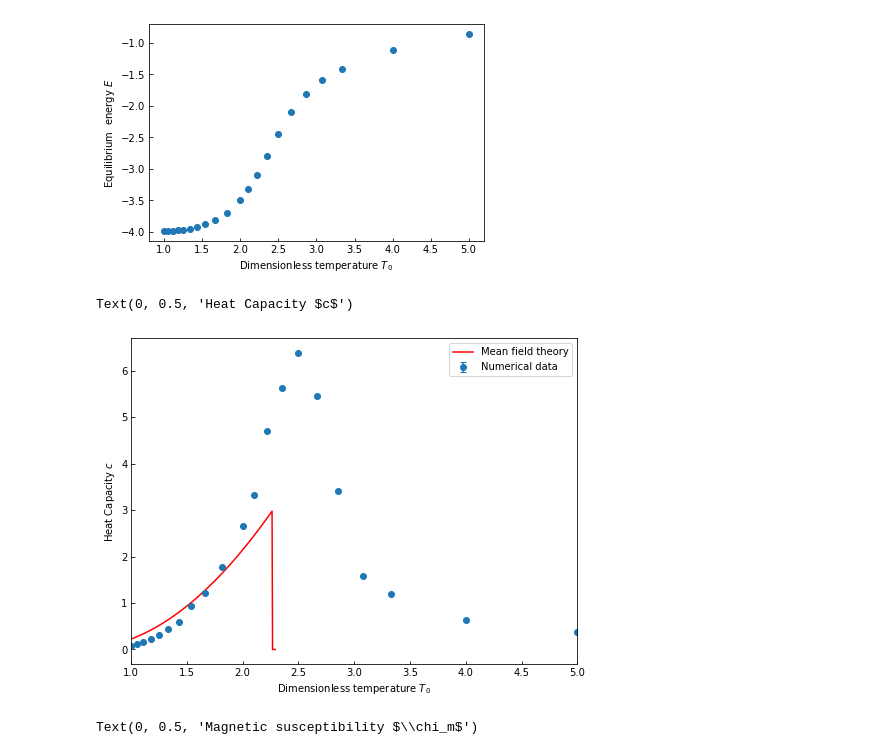
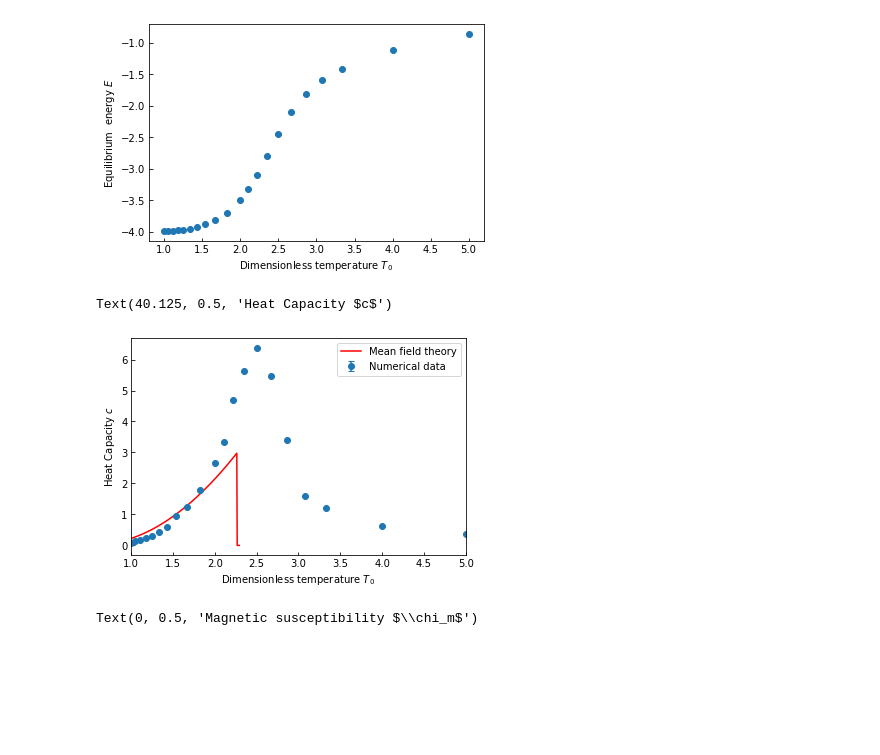
Before and after one commit to thomasbourke1/ising-model, a Jupyter notebook: task1.ipynb, the cells around one changed output. Saved outputs shown, nothing was run; the diff lists cells and outputs as text; code cells hidden in the pictures; blank space fills up the shorter version.

Commit message:
correct heat capacity graph

```diff
--- a/task1.ipynb
+++ b/task1.ipynb
@@ -282,36 +282,37 @@ T_0 = temp_flipper(betas)
 
 # read in meanfield data
 
 meanfield_data = pd.read_csv("meanfield_isingdata_CSV.csv")
 
 c_meanfield = meanfield_data['c']
 T_Tc_meanfield = meanfield_data['T/T_C']
 
 meanfield_data['T_0'] = 2.27 * meanfield_data['T/T_C']
 
 T_meanfield = meanfield_data['T_0']
 
 
 # plotting
-plt.figure(figsize=(8, 6))  # Width: 8 inches, Height: 6 inches
+# plt.figure(figsize=(8, 6))  # Width: 8 inches, Height: 6 inches
 
 plt.errorbar(T_0, c, yerr=c_err, fmt='o', capsize=3, label="Numerical data")
 
 plt.plot(T_meanfield, c_meanfield, linestyle="-", color = 'r', label="Mean field theory")
 plt.xlim(1,5)
 
 # plt.plot(T_O_meanfield, c)
 
 # plt.plot(betas, c, marker='o', linestyle="")
 plt.legend()
 # Set tick parameters inwards
 plt.tick_params(axis='both', direction='in')
 plt.xlabel('Dimensionless temperature $T_0$')
+plt.savefig("figures/task4_heat_capacity.png")
 
 plt.ylabel("Heat Capacity $c$")
 # %% [output]
-Text(0, 0.5, 'Heat Capacity $c$')
+Text(40.125, 0.5, 'Heat Capacity $c$')
-[figure, old version]
+[figure, new version]
 # %%
 # task 4, calculate magnetisation
 
```
Also changed, not shown: 1 other file.
